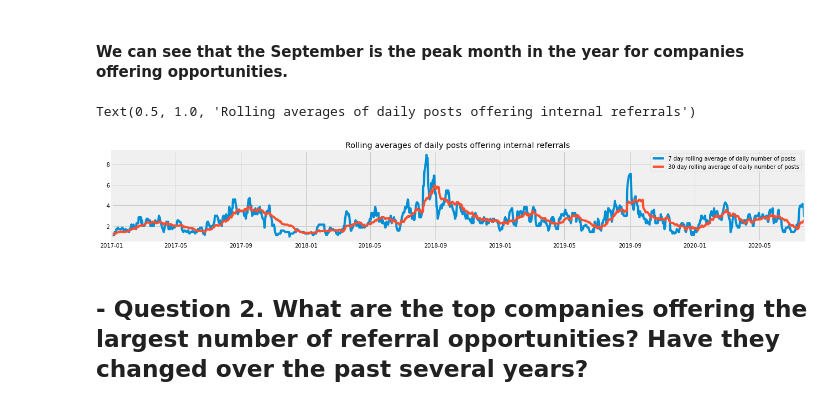
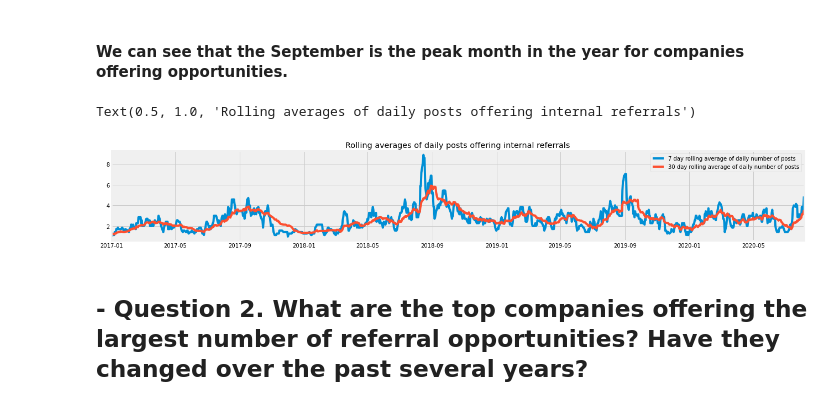
Before and after one commit to zhensongren/1p3a-scraper, a Jupyter notebook: 1p3a_referrals_US_analysis.ipynb, the cells around one changed output. Cells and saved outputs as stored; diff of their text form; code cells hidden in the pictures.

```diff
--- a/1p3a_referrals_US_analysis.ipynb
+++ b/1p3a_referrals_US_analysis.ipynb
@@ -121,19 +132,19 @@ Text(0.5, 1.0, 'Monthly counts of posts')
 # %%
 df_new = df.groupby('Date').count()
 
 daily_post_avg_7 = df_new.rolling(7).mean()['Poster']
 daily_post_avg_30 = df_new.rolling(28).mean()['Poster']
 
 plt.figure(figsize=(20, 3))
 plt.plot(daily_post_avg_7, label='7 day rolling average of daily number of posts')
 plt.plot(daily_post_avg_30, label='30 day rolling average of daily number of posts')
-plt.xlim((pd.to_datetime('2017-01-01'), pd.to_datetime('2020-07-24')))
+plt.xlim((pd.to_datetime('2017-01-01'), pd.to_datetime(time.ctime())))
 plt.legend()
 plt.title('Rolling averages of daily posts offering internal referrals')
 # plt.xticks([0, 1, 2], ['January', 'February', 'March'])
 # %% [output]
 Text(0.5, 1.0, 'Rolling averages of daily posts offering internal referrals')
-[figure, old version]
+[figure, new version]
 # %% [markdown]
 ## - Question 2. What are the top companies offering the largest number of referral opportunities? Have they changed over the past several years?
 # %%
```
Also changed, not shown: parts of 13 cells of this notebook, 4 other files.
